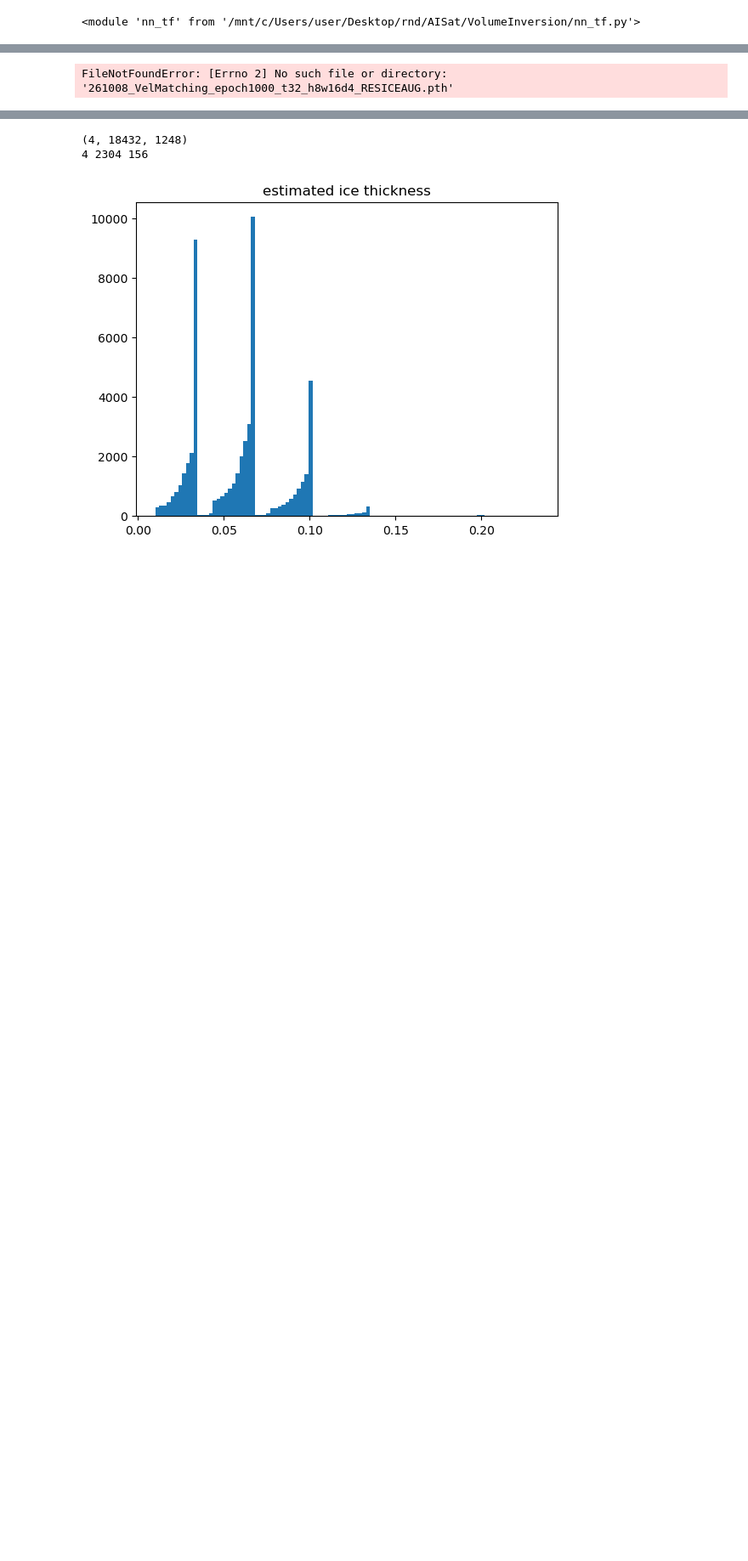
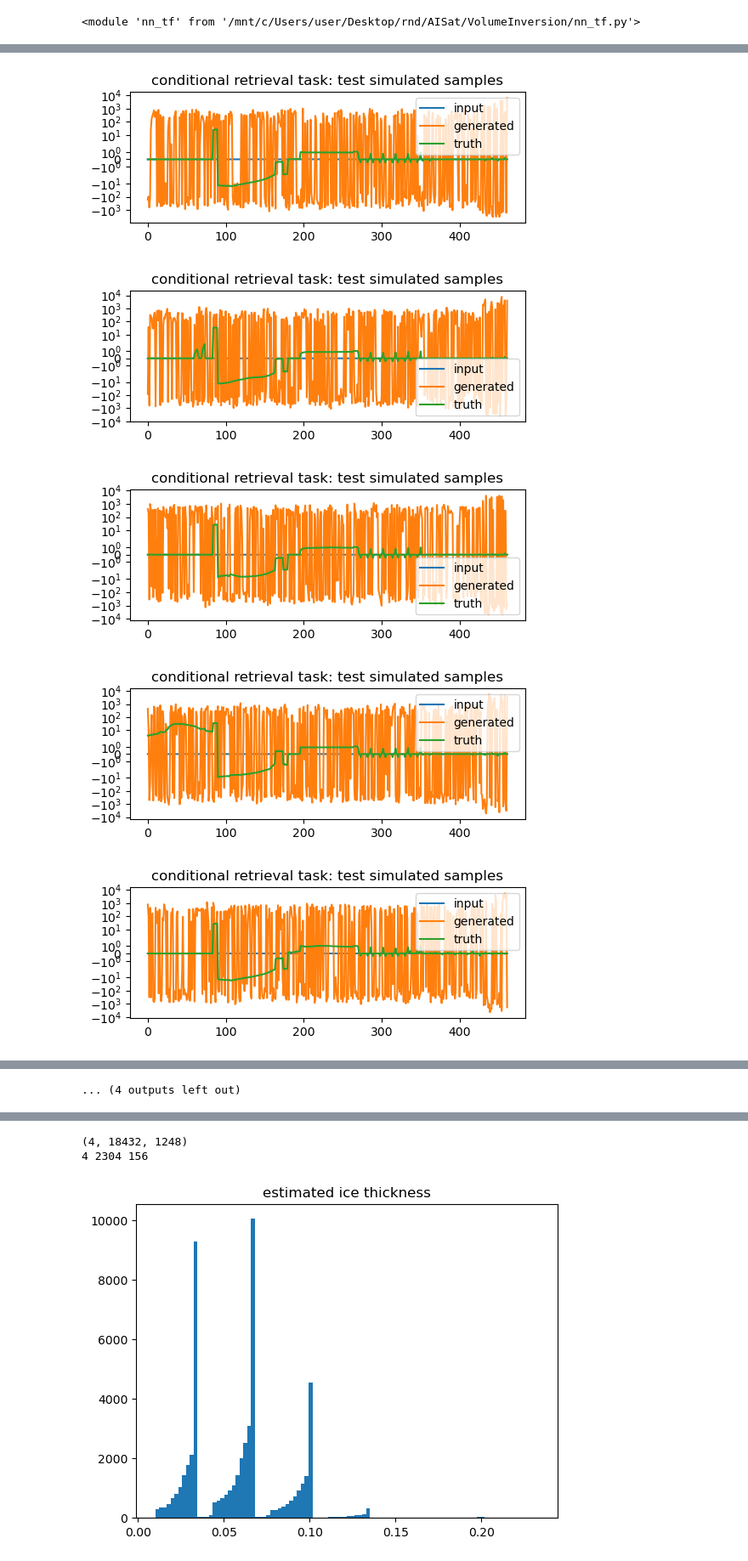
Before and after one commit to jw25-satgeo/VolumeInversion, a Jupyter notebook: Inference_CoreExplorer.ipynb, the cells around one changed output, grey strips where cells are left out. Shown at 85% size. Drawn from its saved outputs; the diff is of its cells as text; code cells hidden in the pictures; blank space fills up the shorter version.

```diff
--- a/Inference_CoreExplorer.ipynb
+++ b/Inference_CoreExplorer.ipynb
@@ -158,6 +132,9 @@ plt.plot(sched); plt.title('diffusion schedule (featurewise)'); plt.xlabel('time
 # %%
+importlib.reload(nn_reg)
 # visual examination corner
-mmodel = wrapper.get_sampler()
+#mmodel = wrapper.get_sampler('SDE')
+#mmodel = nn_reg.VMSampler_Momentum(wrapper)
+mmodel = nn_reg.VMSampler_DPS_Momentum(wrapper)
 
 #mmodel.T = 1
 
@@ -168,36 +145,44 @@ mmodel = wrapper.get_sampler()
 #mmodel = torch.load('261008_VelMatching_epoch200_t32_h8w16d4_RESICEAUG.pth', weights_only=False)
 
 mmodel.T = 10
+model.n = 128
 
 index = 1000
 count = 15
 
 test = feed[index:index + count].clone()
 truth_v = feed[index:index + count, -1]
-test[...,:-16] = 0
+test[...,:-32] = 0
 view_shape = (count, -1)
 mask_ = test != 0
 result = test.clone()
 
+measure = lambda x: (x * mask_)# + (torch.randn_like(x)*(~mask_))
 with torch.no_grad():
-    for i in range(1):
-        result = mmodel(result, mask_)
+    result = mmodel.forward(result, 0.9, 1, measure)
 
+
+#result = torch.conv1d(result, torch.tensor([1.,1.,1.,1,1,1,1]).cuda()[None,None,:], padding=3)[:,None,:]
 
 result = (result.view(view_shape).detach())
 test_v = test.view(view_shape)
 def show(x): plt.plot(mmodel.net.unwhitener(x[None,None,:].detach()).cpu()[0,0,:]);
 for i in range(0, len(result)):
     plt.figure(figsize=(6,2))
     show(test_v[i]); show(result[i]); show(truth_v[i]); plt.yscale('symlog')
     plt.legend(['input', 'generated', 'truth']); plt.title('conditional retrieval task: test simulated samples')
     plt.show()
 # correlation graph
 correl = (result.T @ truth_v / ((truth_v.T @ truth_v) * (result.T @ result))**0.5).detach().cpu().diagonal().numpy()
 plt.plot(correl);
 plt.title(f'viewed batch result:test correlations ({correl[np.isfinite(correl)].mean().astype(str)[:5]} average)'); plt.show()
 #plt.figure(figsize=(9,2))
 #plt.subplot(1,3,1); plt.plot(loss_hist[20:]); plt.title('training loss')
 #plt.subplot(1,3,2); nn_util.visualize_scoremodel_density(model, feed.shape[-1])
 #plt.show()
 # %% [output]
+[figure, added]
+[figure, added]
+[figure, added]
+[figure, added]
+[figure, added]
@@ -204 +196 @@ plt.title(f'viewed batch result:test correlations ({correl[np.isfinite(correl)].
-FileNotFoundError: [Errno 2] No such file or directory: '261008_VelMatching_epoch1000_t32_h8w16d4_RESICEAUG.pth'
+... (4 outputs left out)
```
Also changed, not shown: parts of 9 cells of this notebook, 17 other files.
